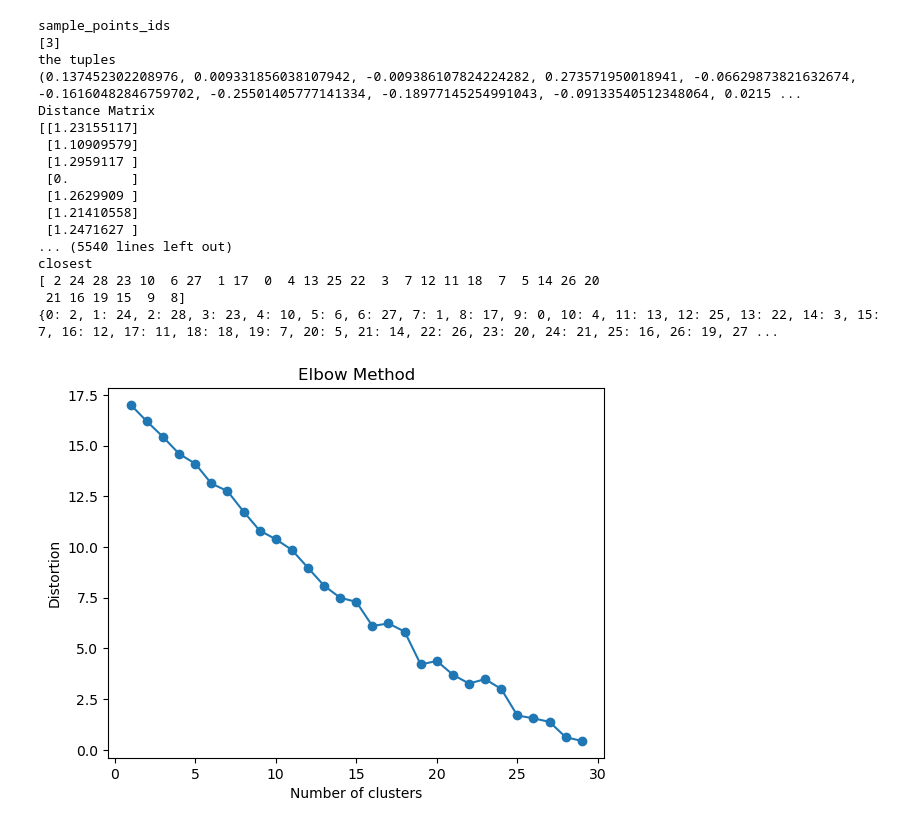
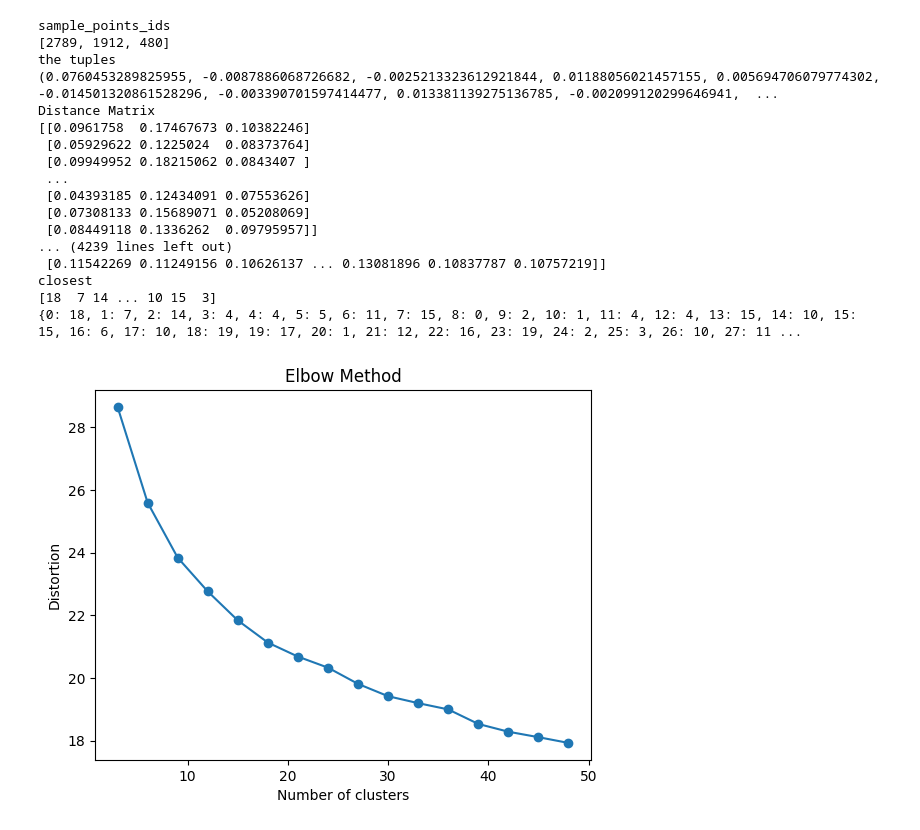
Before and after one commit to RecSys-The-Hood/MiniProject, a Jupyter notebook: SVD_Kmeans copy.ipynb, the cells around one changed output. Cells and saved outputs as stored; diff of their text form; code cells hidden in the pictures.

Commit message:
Ratings Filtered

```diff
--- a/SVD_Kmeans copy.ipynb
+++ b/SVD_Kmeans copy.ipynb
@@ -12,9 +20,9 @@ def load_data(file_path):
 file_path = "./EncodedCombined2.csv"  # Replace with your dataset file path
 data = load_data(file_path)
 
-avg_rating = load_data("./Movie_Rating.csv")
+avg_rating = load_data("./Genre_Rating.csv")
 # Assuming the data matrix is constructed with users as rows and movies as columns
-data_matrix = data.iloc[:5000, :]  # Exclude first column (user IDs)
+data_matrix = data  # Exclude first column (user IDs)
 # data_matrix.drop(columns=["Zip-code","Title"],inplace=True)
 print(data_matrix)
 # %% [output]
@@ -180,22 +261,19 @@ print(V_red.shape)
 # %%
-def elbow_method(data, max_clusters=31):
-    if len(data) < 2:
-        print("Error: Insufficient data points for clustering")
-        return
-
-    max_clusters = min(max_clusters, len(data) - 1)  # Ensure number of clusters is less than the number of data points
+def elbow_method(data, max_clusters=4 , skip_factor=1):
     distortions = []
-    for i in range(1, max_clusters + 1):
+    # Generate x-axis values with skip_factor increments
+    x_values = range(skip_factor, max_clusters + 1, skip_factor)
+    for i in x_values:
         km = KMeans(i)
         km.fit(data)
-        distortions.append(km.get_cost())
+        distortions.append(km.get_cost())  # km.inertia_ gives the distortion (cost)
     # Plotting the elbow curve
-    plt.plot(range(1, max_clusters + 1), distortions, marker='o')
+    plt.plot(x_values, distortions, marker='o')
     plt.xlabel('Number of clusters')
     plt.ylabel('Distortion')
-    plt.title('Elbow Method')
-    plt.show()
+    plt.title('Elbow Method')
 
-
+new_mat = U_red
+new_mat
 # Assuming your data is in V_red_T
 # Perform Elbow Method
@@ -202,22 +294,22 @@ def elbow_method(data, max_clusters=31):
 # %%
-elbow_method(U_red)
+elbow_method(U_red,50,3)
 # %% [output]
 sample_points_ids
-[3]
+[2789, 1912, 480]
 the tuples
-(0.137452302208976, 0.009331856038107942, -0.009386107824224282, 0.273571950018941, -0.06629873821632674, -0.16160482846759702, -0.25501405777141334, -0.18977145254991043, -0.09133540512348064, 0.0215 ...
+(0.0760453289825955, -0.0087886068726682, -0.0025213323612921844, 0.01188056021457155, 0.005694706079774302, -0.014501320861528296, -0.003390701597414477, 0.013381139275136785, -0.002099120299646941,  ...
 Distance Matrix
-[[1.23155117]
- [1.10909579]
- [1.2959117 ]
- [0.        ]
- [1.2629909 ]
- [1.21410558]
- [1.2471627 ]
-... (5540 lines left out)
+[[0.0961758  0.17467673 0.10382246]
+ [0.05929622 0.1225024  0.08373764]
+ [0.09949952 0.18215062 0.0843407 ]
+ ...
+ [0.04393185 0.12434091 0.07553626]
+ [0.07308133 0.15689071 0.05208069]
+ [0.08449118 0.1336262  0.09795957]]
+... (4239 lines left out)
+ [0.11542269 0.11249156 0.10626137 ... 0.13081896 0.10837787 0.10757219]]
 closest
-[ 2 24 28 23 10  6 27  1 17  0  4 13 25 22  3  7 12 11 18  7  5 14 26 20
- 21 16 19 15  9  8]
-{0: 2, 1: 24, 2: 28, 3: 23, 4: 10, 5: 6, 6: 27, 7: 1, 8: 17, 9: 0, 10: 4, 11: 13, 12: 25, 13: 22, 14: 3, 15: 7, 16: 12, 17: 11, 18: 18, 19: 7, 20: 5, 21: 14, 22: 26, 23: 20, 24: 21, 25: 16, 26: 19, 27 ...
+[18  7 14 ... 10 15  3]
+{0: 18, 1: 7, 2: 14, 3: 4, 4: 4, 5: 5, 6: 11, 7: 15, 8: 0, 9: 2, 10: 1, 11: 4, 12: 4, 13: 15, 14: 10, 15: 15, 16: 6, 17: 10, 18: 19, 19: 17, 20: 1, 21: 12, 22: 16, 23: 19, 24: 2, 25: 3, 26: 10, 27: 11 ...
-[figure, old version]
+[figure, new version]
 # %%
```
Also changed, not shown: parts of 20 cells of this notebook, 7 other files.
